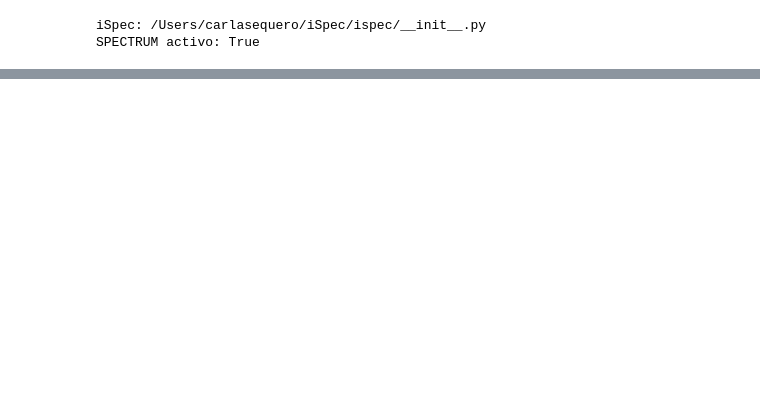
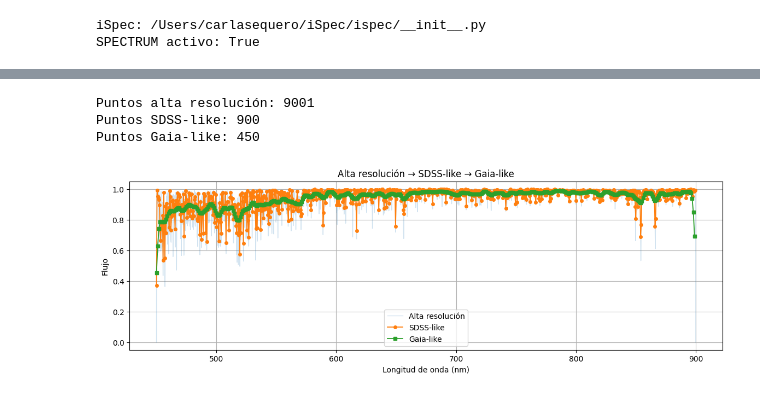
Before and after one commit to javier-cacho-master-ai/trabajo-fin-master, a Jupyter notebook: solution/ispec-dataset.ipynb, the cells around one changed output, grey strips where cells are left out. Saved outputs shown, nothing was run; the diff lists cells and outputs as text; code cells hidden in the pictures; blank space fills up the shorter version.

Commit message:
first try to create gaia and sdss espectras

```diff
--- a/solution/ispec-dataset.ipynb
+++ b/solution/ispec-dataset.ipynb
@@ -433,0 +664,78 @@ Procesando batch 2/5 (50:100)
+# %%
+R_HIGH = 2500
+R_SDSS = 2000
+R_GAIA = 160
+
+sdss_wave = np.arange(450.0, 900.0, 0.5)
+gaia_wave = np.arange(450.0, 900.0, 1.0)
+
+sdss_flux_high_grid = degrade_resolution_constant_R(
+    wave_high,
+    flux_high,
+    r_from=R_HIGH,
+    r_to=R_SDSS
+)
+
+sdss_flux = resample_spectrum(
+    wave_high,
+    sdss_flux_high_grid,
+    sdss_wave
+)
+
+gaia_flux_high_grid = degrade_resolution_constant_R(
+    wave_high,
+    flux_high,
+    r_from=R_HIGH,
+    r_to=R_GAIA
+)
+
+gaia_flux = resample_spectrum(
+    wave_high,
+    gaia_flux_high_grid,
+    gaia_wave
+)
+
+print("Puntos alta resolución:", len(wave_high))
+print("Puntos SDSS-like:", len(sdss_wave))
+print("Puntos Gaia-like:", len(gaia_wave))
+# %% [output]
+Puntos alta resolución: 9001
+Puntos SDSS-like: 900
+Puntos Gaia-like: 450
+# %%
+plt.figure(figsize=(14, 4))
+
+plt.plot(
+    wave_high,
+    flux_high,
+    alpha=0.20,
+    linewidth=1.0,
+    label="Alta resolución"
+)
+
+plt.plot(
+    sdss_wave,
+    sdss_flux,
+    marker="o",
+    markersize=4,
+    linewidth=1.3,
+    label="SDSS-like"
+)
+
+plt.plot(
+    gaia_wave,
+    gaia_flux,
+    marker="s",
+    markersize=4,
+    linewidth=1.3,
+    label="Gaia-like"
+)
+
+plt.xlabel("Longitud de onda (nm)")
+plt.ylabel("Flujo")
+plt.title("Alta resolución → SDSS-like → Gaia-like")
+plt.grid(True)
+plt.legend()
+plt.show()
+# %% [output]
+[figure, added]
```
Also changed, not shown: parts of 16 cells of this notebook, 9 other files.
